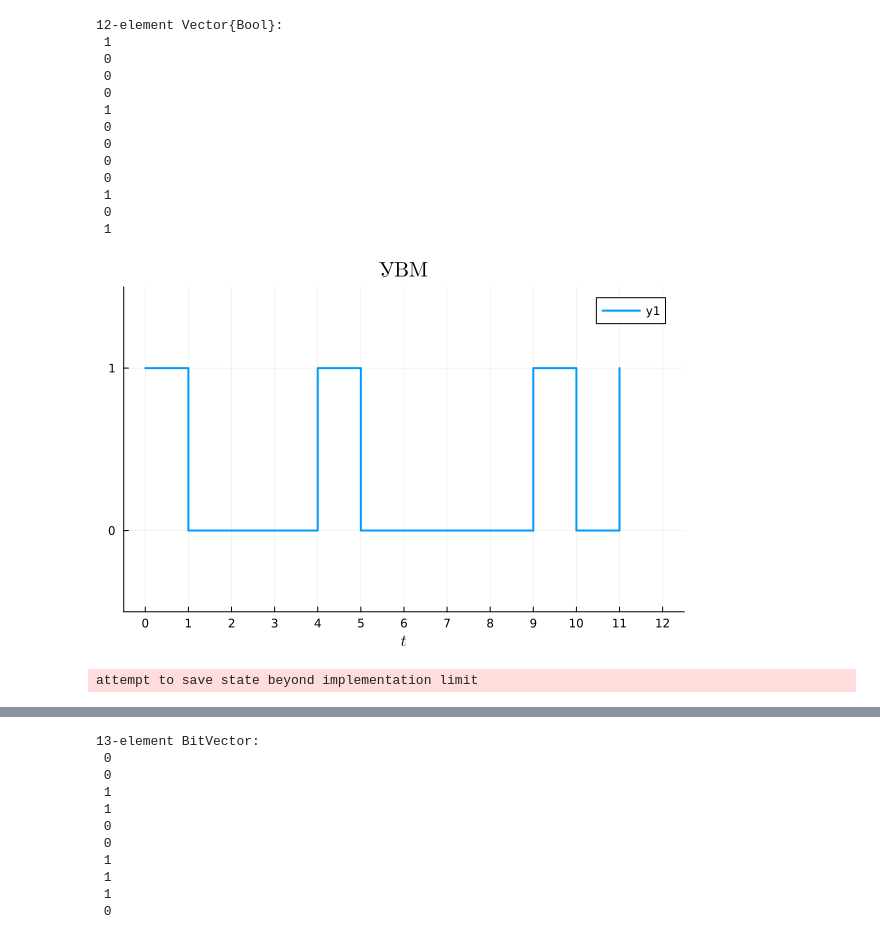
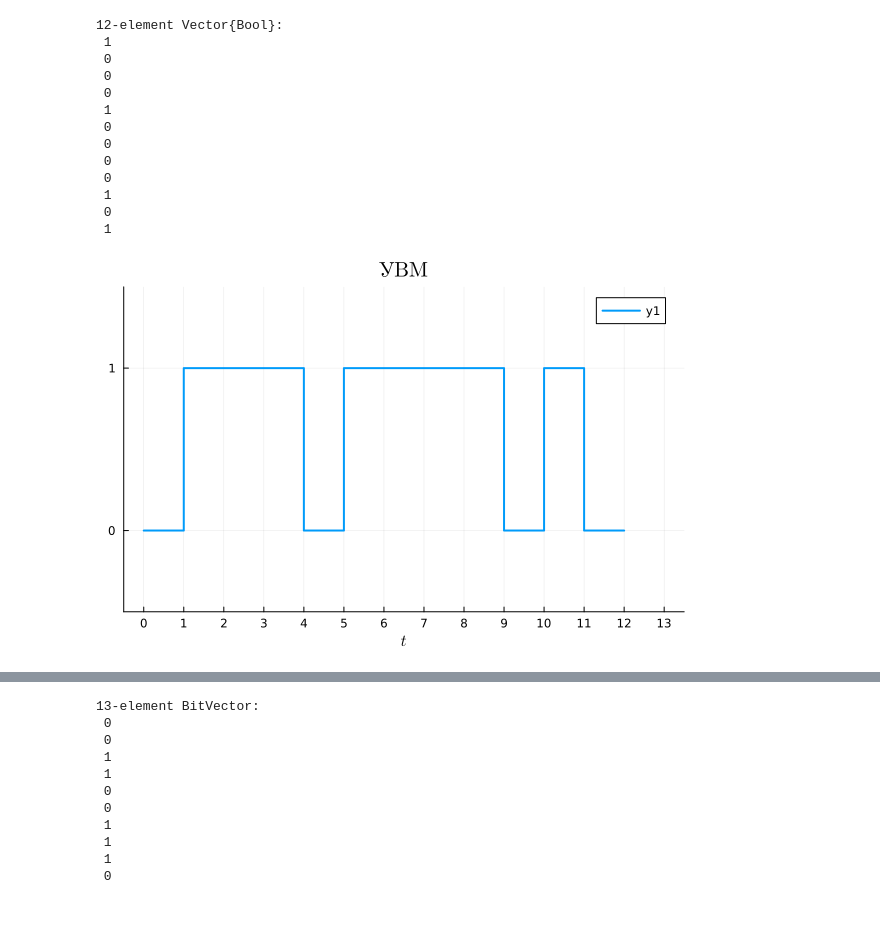
Before and after one commit to VadimYarovoy/Networks, a Jupyter notebook: lab2/lst/lab2.ipynb, the cells around one changed output, grey strips where cells are left out. Drawn from its saved outputs; the diff is of its cells as text; code cells hidden in the pictures.

```diff
--- a/lab2/lst/lab2.ipynb
+++ b/lab2/lst/lab2.ipynb
@@ -261,16 +262,15 @@ signal_max = (signal_int_0 .< signal_int_1) |>
  1
 # %%
 plot_max = plot(
-    0:11, signal_max,
+    0:12, [.!signal_max; 0],
     linewidth=2,
     line=:steppost,
     xlabel=L"$t$",
     title=L"УВМ",
-    xlims=(-0.5, length(bits)+0.5),
+    xlims=(-0.5, length(bits)+1.5),
     ylims=(-0.5, 1.5),
     xticks=0:length(bits)+1,
     yticks=0:1,
 )
 # %% [output]
-[figure, old version]
+[figure, new version]
-attempt to save state beyond implementation limit
```
Also changed, not shown: parts of 6 cells of this notebook, 7 other files.
